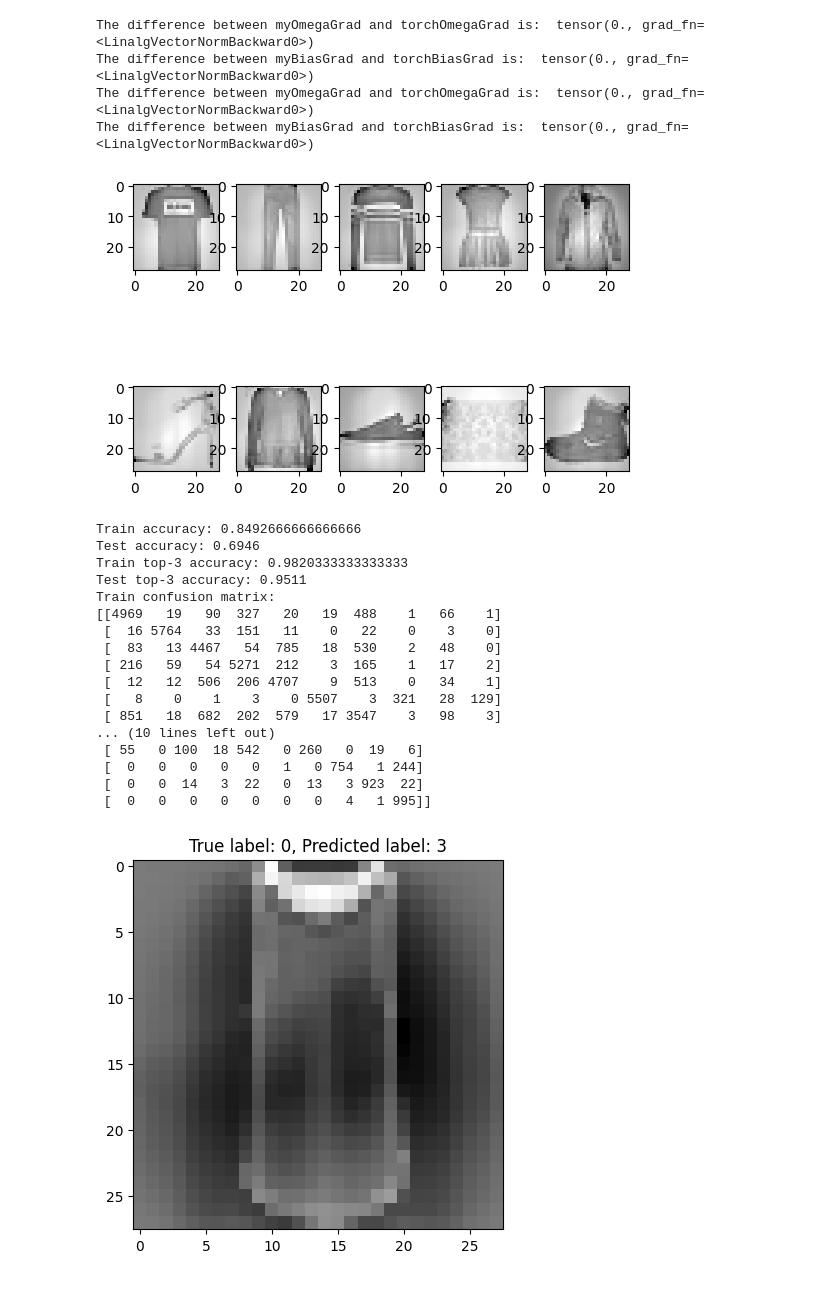
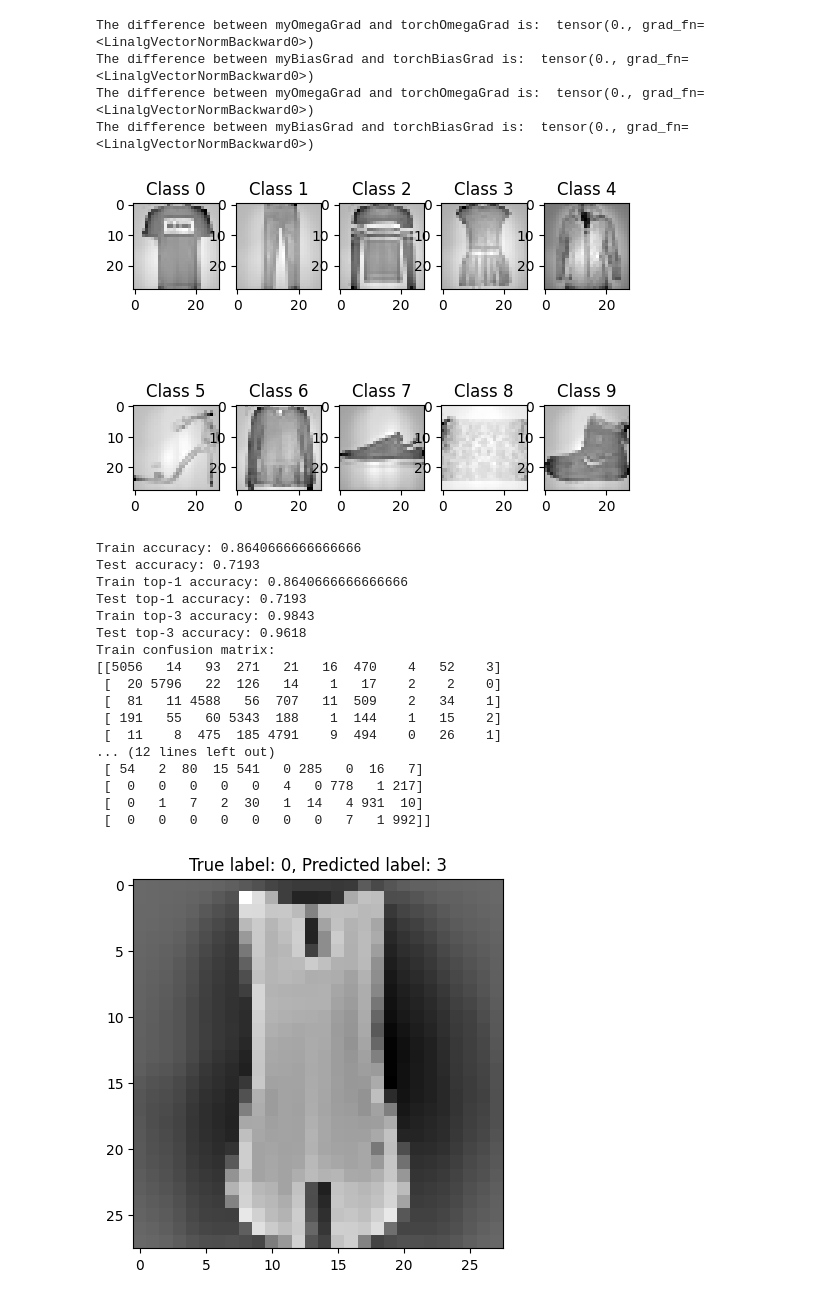
Before and after one commit to RPIFisherman/HW-fashion-mnist, a Jupyter notebook: hw1.ipynb, the cells around one changed output. Cells and saved outputs as stored; diff of their text form; code cells hidden in the pictures.

```diff
--- a/hw1.ipynb
+++ b/hw1.ipynb
@@ -88,50 +88,54 @@ X_train = scaler.transform(X_train)
 fig, axs = plt.subplots(2, 5)
 for i in range(10):
     axs[i//5, i%5].imshow(helper.get_sprite_image(X_train[y_train == i][0]), cmap='gray')
+    axs[i//5, i%5].set_title(f"Class {i}")
 plt.show()
 
 # Fit a multiclass logistic regression model, using the SAGA solver
-clf = LogisticRegression(solver='saga', multi_class='multinomial', max_iter=10)
+#tol = 0.1 runs about 10s, tol = 0.01 runs about 1min, tol = 0.001 runs about 10min, tol = 0.00001 runs about 25min
+clf = LogisticRegression(solver='saga', multi_class='multinomial', max_iter=1000, tol=0.01)
 clf.fit(X_train, y_train)
 
 # Predict the labels for train and test set
 y_train_pred = clf.predict(X_train)
 y_test_pred = clf.predict(X_test)
 
 # Report the top-1 and top-3 classification accuracies and confusion matrices
 print("Train accuracy:", np.mean(y_train == y_train_pred))
 print("Test accuracy:", np.mean(y_test == y_test_pred))
 
+print("Train top-1 accuracy:", top_k_accuracy_score(y_train, clf.predict_proba(X_train), k=1))
+print("Test top-1 accuracy:", top_k_accuracy_score(y_test, clf.predict_proba(X_test), k=1))
 print("Train top-3 accuracy:", top_k_accuracy_score(y_train, clf.predict_proba(X_train), k=3))
 print("Test top-3 accuracy:", top_k_accuracy_score(y_test, clf.predict_proba(X_test), k=3))
 
 print("Train confusion matrix:")
 print(confusion_matrix(y_train, y_train_pred))
 print("Test confusion matrix:")
 print(confusion_matrix(y_test, y_test_pred))
 
 # Find a misclassified image in the training data sets
 misclassified_idx = np.where(y_train != y_train_pred)[0][0]
 plt.imshow(X_train[misclassified_idx].reshape(28, 28), cmap='gray')
 plt.title(f"True label: {y_train[misclassified_idx]}, Predicted label: {y_train_pred[misclassified_idx]}")
 plt.show()
 # %% [output]
-[figure, old version]
+[figure, new version]
-Train accuracy: 0.8492666666666666
-Test accuracy: 0.6946
-Train top-3 accuracy: 0.9820333333333333
-Test top-3 accuracy: 0.9511
+Train accuracy: 0.8640666666666666
+Test accuracy: 0.7193
+Train top-1 accuracy: 0.8640666666666666
+Test top-1 accuracy: 0.7193
+Train top-3 accuracy: 0.9843
+Test top-3 accuracy: 0.9618
 Train confusion matrix:
-[[4969   19   90  327   20   19  488    1   66    1]
- [  16 5764   33  151   11    0   22    0    3    0]
- [  83   13 4467   54  785   18  530    2   48    0]
- [ 216   59   54 5271  212    3  165    1   17    2]
- [  12   12  506  206 4707    9  513    0   34    1]
- [   8    0    1    3    0 5507    3  321   28  129]
- [ 851   18  682  202  579   17 3547    3   98    3]
-... (10 lines left out)
- [ 55   0 100  18 542   0 260   0  19   6]
- [  0   0   0   0   0   1   0 754   1 244]
- [  0   0  14   3  22   0  13   3 923  22]
- [  0   0   0   0   0   0   0   4   1 995]]
+[[5056   14   93  271   21   16  470    4   52    3]
+ [  20 5796   22  126   14    1   17    2    2    0]
+ [  81   11 4588   56  707   11  509    2   34    1]
+ [ 191   55   60 5343  188    1  144    1   15    2]
+ [  11    8  475  185 4791    9  494    0   26    1]
+... (12 lines left out)
+ [ 54   2  80  15 541   0 285   0  16   7]
+ [  0   0   0   0   0   4   0 778   1 217]
+ [  0   1   7   2  30   1  14   4 931  10]
+ [  0   0   0   0   0   0   0   7   1 992]]
-[figure, old version]
+[figure, new version]
```
Also changed, not shown: parts of 2 cells of this notebook.
